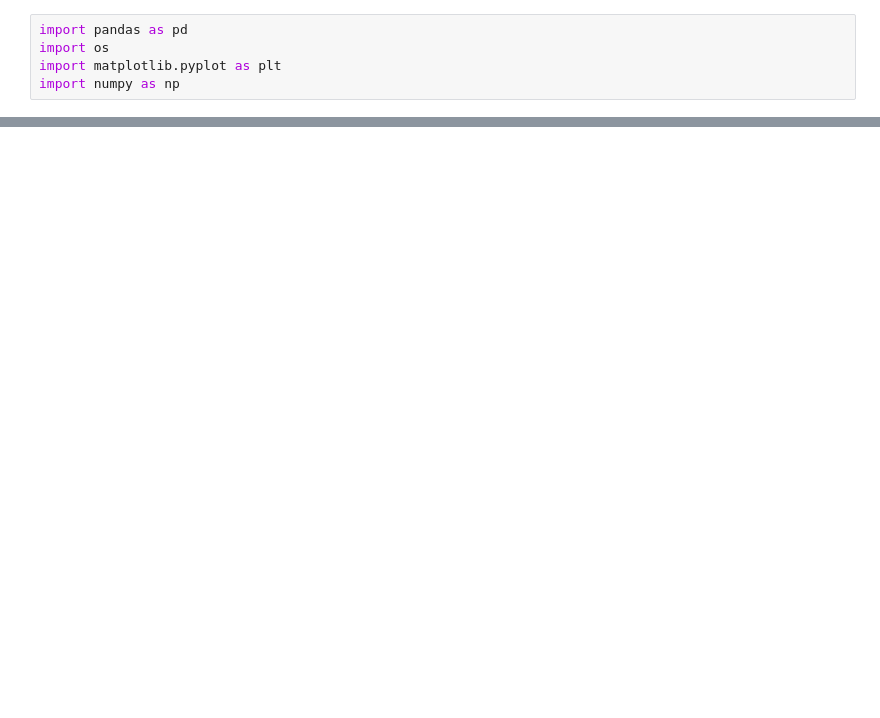
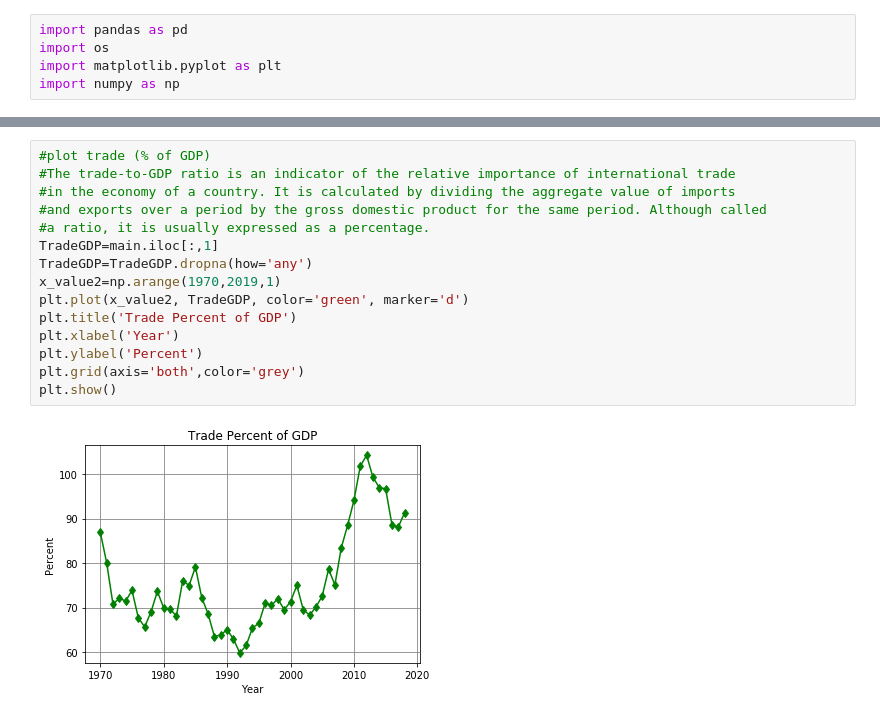
Before and after one commit to kennknisley/project-one-back, a Jupyter notebook: analysis_bc.ipynb, the cells around one changed output, grey strips where cells are left out. Drawn from its saved outputs; the diff is of its cells as text; blank space fills up the shorter version.

```diff
--- a/analysis_bc.ipynb
+++ b/analysis_bc.ipynb
@@ -53,0 +48,17 @@ plt.plot(x_value3, ManuExp)
+# %%
+#plot trade (% of GDP)
+#The trade-to-GDP ratio is an indicator of the relative importance of international trade
+#in the economy of a country. It is calculated by dividing the aggregate value of imports
+#and exports over a period by the gross domestic product for the same period. Although called
+#a ratio, it is usually expressed as a percentage.
+TradeGDP=main.iloc[:,1]
+TradeGDP=TradeGDP.dropna(how='any')
+x_value2=np.arange(1970,2019,1)
+plt.plot(x_value2, TradeGDP, color='green', marker='d')
+plt.title('Trade Percent of GDP')
+plt.xlabel('Year')
+plt.ylabel('Percent')
+plt.grid(axis='both',color='grey')
+plt.show()
+# %% [output]
+[figure, added]
```
Also changed, not shown: parts of 6 cells of this notebook.
